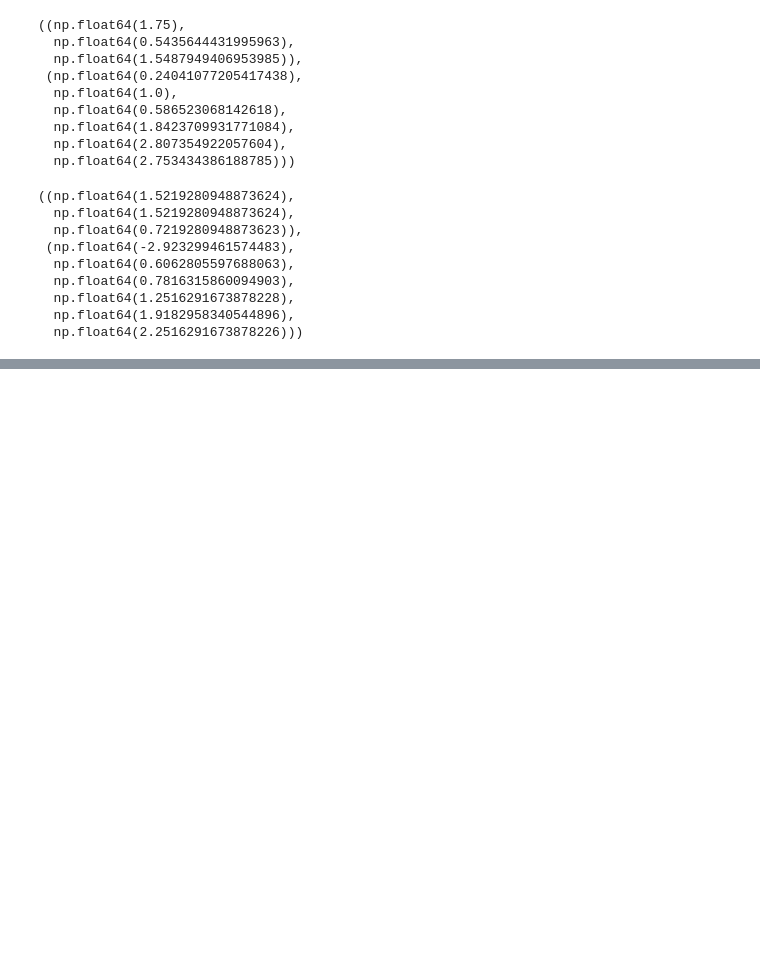
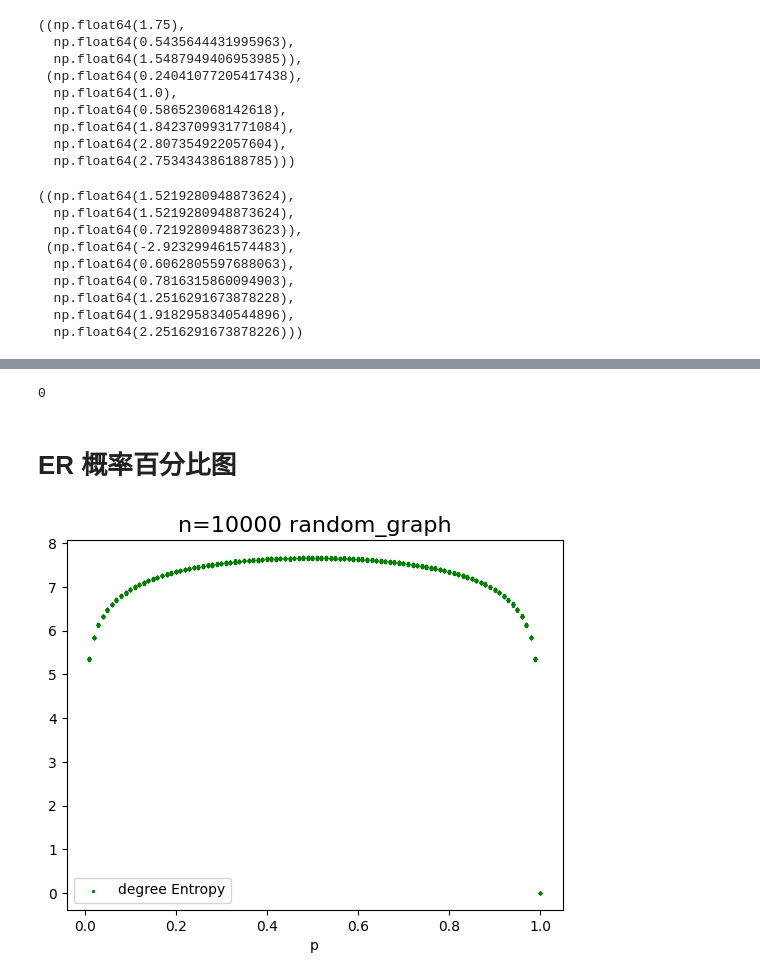
Before and after one commit to knogen/graph-computing-go, a Jupyter notebook: lab/ba_generate_entropy.ipynb, the cells around one changed output, grey strips where cells are left out. Drawn from its saved outputs; the diff is of its cells as text; code cells hidden in the pictures; blank space fills up the shorter version.

```diff
--- a/lab/ba_generate_entropy.ipynb
+++ b/lab/ba_generate_entropy.ipynb
@@ -392,0 +655,42 @@ draw_trend(a,b,c,"(BA) degree distribution", chart_type="degree")
+# %%
+# 散点的数量是线程的数量x采样点的数量
+und_p20 = [item[0][2] for item in iterator_ret_data(ret_random_p20)]
+und_p40 = [item[0][2] for item in iterator_ret_data(ret_random_p40)]
+und_p60 = [item[0][2] for item in iterator_ret_data(ret_random_p60)]
+
+df = pd.DataFrame({
+    'p20':und_p20,
+    'p40':und_p40,
+    'p60':und_p60,
+}, index=np.tile(sampling_point_list, Thread_Count))
+
+title = "ER Degree Entropy"
+df.to_excel(XLSX_WRITER, sheet_name=title, index=True)
+
+workbook = XLSX_WRITER.book
+worksheet = XLSX_WRITER.sheets[title]
+
+# 获取数据范围
+num_rows, num_cols = df.shape  # 获取行数和列数
+start_row = 1  # 数据开始的行（Excel 中 A2 行，0 为标题行）
+end_row = start_row + num_rows - 1  # 数据结束行
+category_col  = 0  # 月份列（第 1 列，索引从 0 开始）
+sales_col = 1  # 销售列（第 2 列）
+
+# 创建折线图
+chart = workbook.add_chart({"type": "scatter"})
+for col_idx, col_name in enumerate(df.columns, start=1):
+    chart.add_series({
+        "name":       col_name,  # 图表中的系列名称
+        "categories": [title, start_row, category_col, end_row, category_col],  # 分类轴为索引
+        "values":     [title, start_row, col_idx, end_row, col_idx],  # 值列
+    })
+chart.set_title({"name": "ER Undirected Graph: Degree Distribution Entropy"})
+chart.set_x_axis({"name": "Node"})
+chart.set_y_axis({"name": "Entropy",  'num_format': '#,##0'})
+chart.set_size({'width': 600, 'height': 400})
+
+# 插入图表
+worksheet.insert_chart("B2", chart)
+# %% [output]
+0
@@ -392,0 +699,37 @@ draw_trend(a,b,c,"(BA) degree distribution", chart_type="degree")
+# %% [markdown]
+# ER 概率百分比图
+# %%
+sampling_point_list = np.arange(0.01, 1+0.01, 0.01)
+
+graph_size = 10_000
+def process(p):
+    G = nx.fast_gnp_random_graph(graph_size,p)
+    # G = nx.fast_gnp_random_graph(100,p)
+    a = handle_entropy_value(G.edges())
+    return a
+
+# 采样次数
+
+Thread_Count = 20
+pool_xdatas = []
+
+pool_xdatas = np.tile(sampling_point_list,Thread_Count)
+
+with Pool(45) as p:
+    ret_random_percent = p.map(process, pool_xdatas)
+# %%
+degree_entropy_list = [item[0][2] for item in ret_random_percent]
+structural_entropy_list = [item[1][5] for item in ret_random_percent]
+# %%
+# 拟合函数
+def draw_trend(x_data,y_data, chart_type="structal"):
+
+    fig, ax = plt.subplots()
+    ax.scatter(x_data, y_data, s=2, label=f'{chart_type} Entropy', color="green")
+    ax.set_title(f"n={graph_size} random_graph").set_size(16)
+    ax.set_xlabel("p")
+    ax.legend()
+# %%
+draw_trend(pool_xdatas, degree_entropy_list,"degree")
+# %% [output]
+[figure, added]
```
Also changed, not shown: parts of 52 cells of this notebook.
